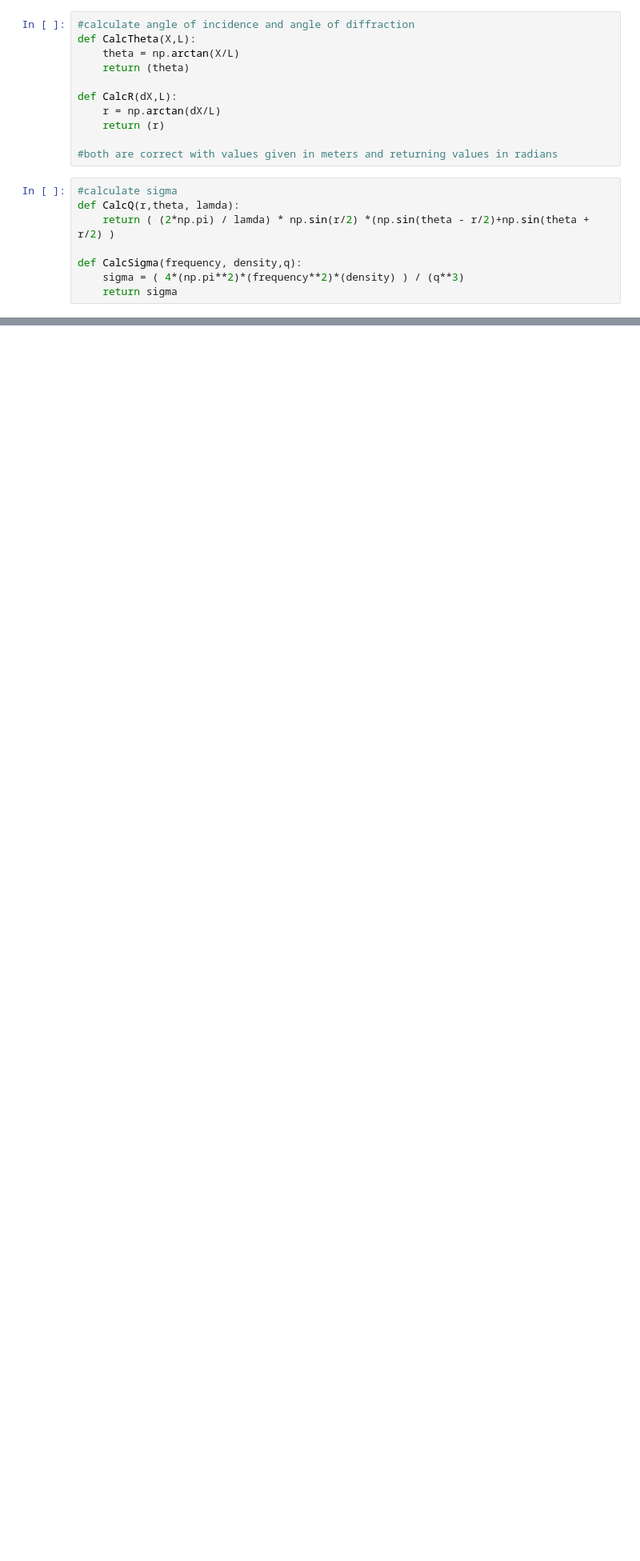
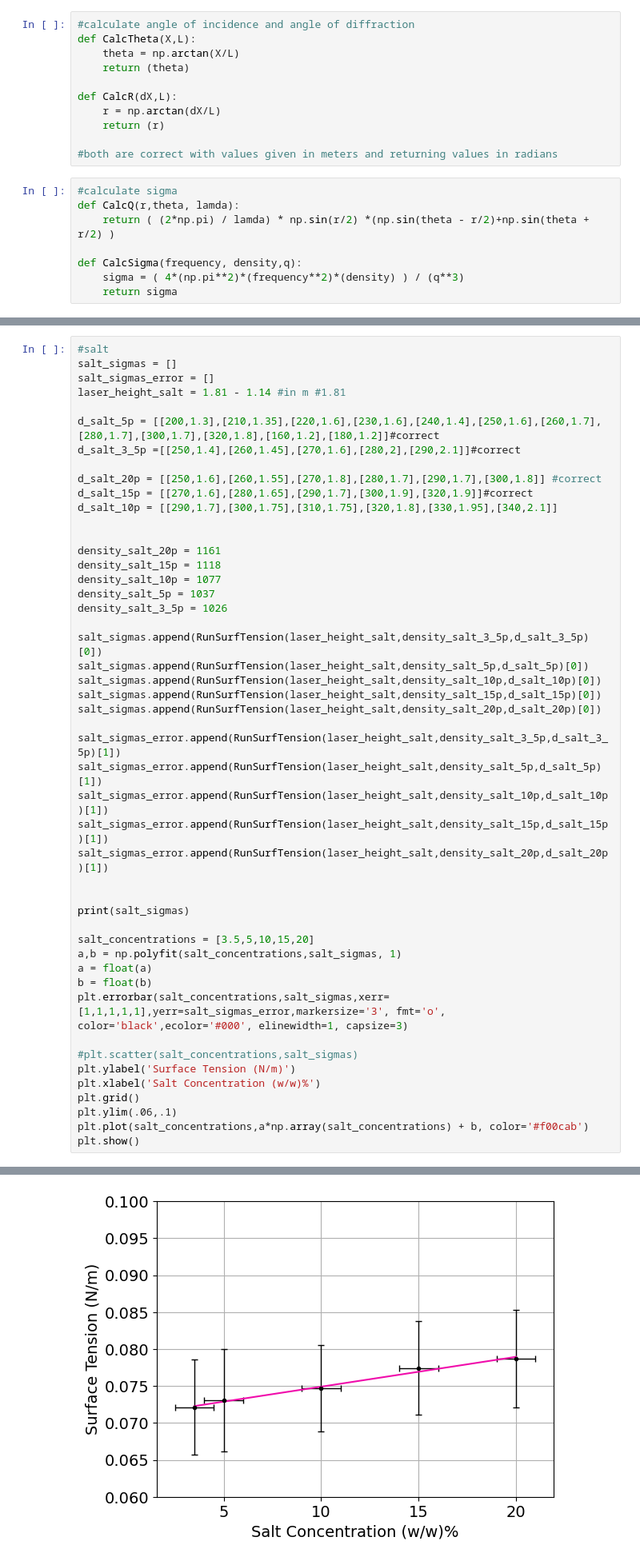
Before and after one commit to RuppertPatterson/SurfaceTensionDamping, a Jupyter notebook: surfaceTension.ipynb, the cells around one changed output, grey strips where cells are left out. Shown at 80% size. Cells and saved outputs as stored; diff of their text form; blank space fills up the shorter version.

```diff
--- a/surfaceTension.ipynb
+++ b/surfaceTension.ipynb
@@ -219,0 +242,49 @@ plt.show()
+# %%
+#salt
+salt_sigmas = []
+salt_sigmas_error = []
+laser_height_salt = 1.81 - 1.14 #in m #1.81
+
+d_salt_5p = [[200,1.3],[210,1.35],[220,1.6],[230,1.6],[240,1.4],[250,1.6],[260,1.7],[280,1.7],[300,1.7],[320,1.8],[160,1.2],[180,1.2]]#correct
+d_salt_3_5p =[[250,1.4],[260,1.45],[270,1.6],[280,2],[290,2.1]]#correct
+
+d_salt_20p = [[250,1.6],[260,1.55],[270,1.8],[280,1.7],[290,1.7],[300,1.8]] #correct
+d_salt_15p = [[270,1.6],[280,1.65],[290,1.7],[300,1.9],[320,1.9]]#correct
+d_salt_10p = [[290,1.7],[300,1.75],[310,1.75],[320,1.8],[330,1.95],[340,2.1]]
+
+
+density_salt_20p = 1161
+density_salt_15p = 1118
+density_salt_10p = 1077
+density_salt_5p = 1037
+density_salt_3_5p = 1026
+
+salt_sigmas.append(RunSurfTension(laser_height_salt,density_salt_3_5p,d_salt_3_5p)[0])
+salt_sigmas.append(RunSurfTension(laser_height_salt,density_salt_5p,d_salt_5p)[0])
+salt_sigmas.append(RunSurfTension(laser_height_salt,density_salt_10p,d_salt_10p)[0])
+salt_sigmas.append(RunSurfTension(laser_height_salt,density_salt_15p,d_salt_15p)[0])
+salt_sigmas.append(RunSurfTension(laser_height_salt,density_salt_20p,d_salt_20p)[0])
+
+salt_sigmas_error.append(RunSurfTension(laser_height_salt,density_salt_3_5p,d_salt_3_5p)[1])
+salt_sigmas_error.append(RunSurfTension(laser_height_salt,density_salt_5p,d_salt_5p)[1])
+salt_sigmas_error.append(RunSurfTension(laser_height_salt,density_salt_10p,d_salt_10p)[1])
+salt_sigmas_error.append(RunSurfTension(laser_height_salt,density_salt_15p,d_salt_15p)[1])
+salt_sigmas_error.append(RunSurfTension(laser_height_salt,density_salt_20p,d_salt_20p)[1])
+
+
+print(salt_sigmas)
+
+salt_concentrations = [3.5,5,10,15,20]
+a,b = np.polyfit(salt_concentrations,salt_sigmas, 1)
+a = float(a)
+b = float(b)
+plt.errorbar(salt_concentrations,salt_sigmas,xerr=[1,1,1,1,1],yerr=salt_sigmas_error,markersize='3', fmt='o', color='black',ecolor='#000', elinewidth=1, capsize=3)
+
+#plt.scatter(salt_concentrations,salt_sigmas)
+plt.ylabel('Surface Tension (N/m)')
+plt.xlabel('Salt Concentration (w/w)%')
+plt.grid()
+plt.ylim(.06,.1)
+plt.plot(salt_concentrations,a*np.array(salt_concentrations) + b, color='#f00cab')
+plt.show()
+# %% [output]
@@ -219,0 +292 @@ plt.show()
+[figure, added]
```
Also changed, not shown: parts of 10 cells of this notebook.
